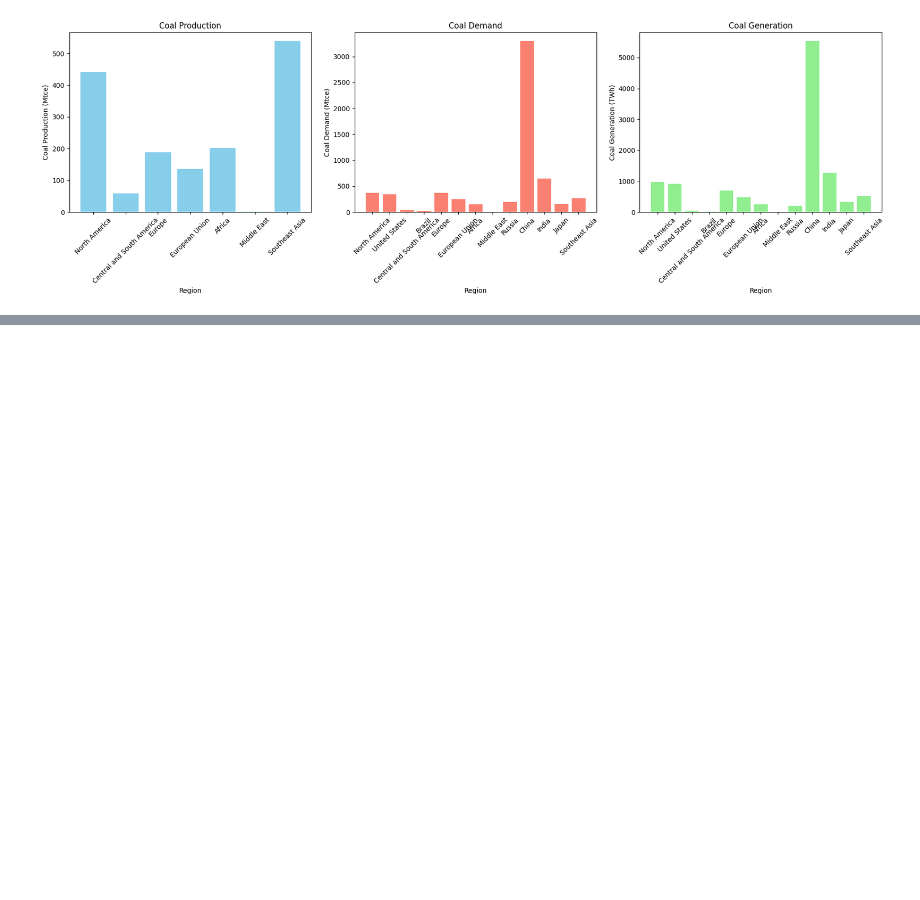
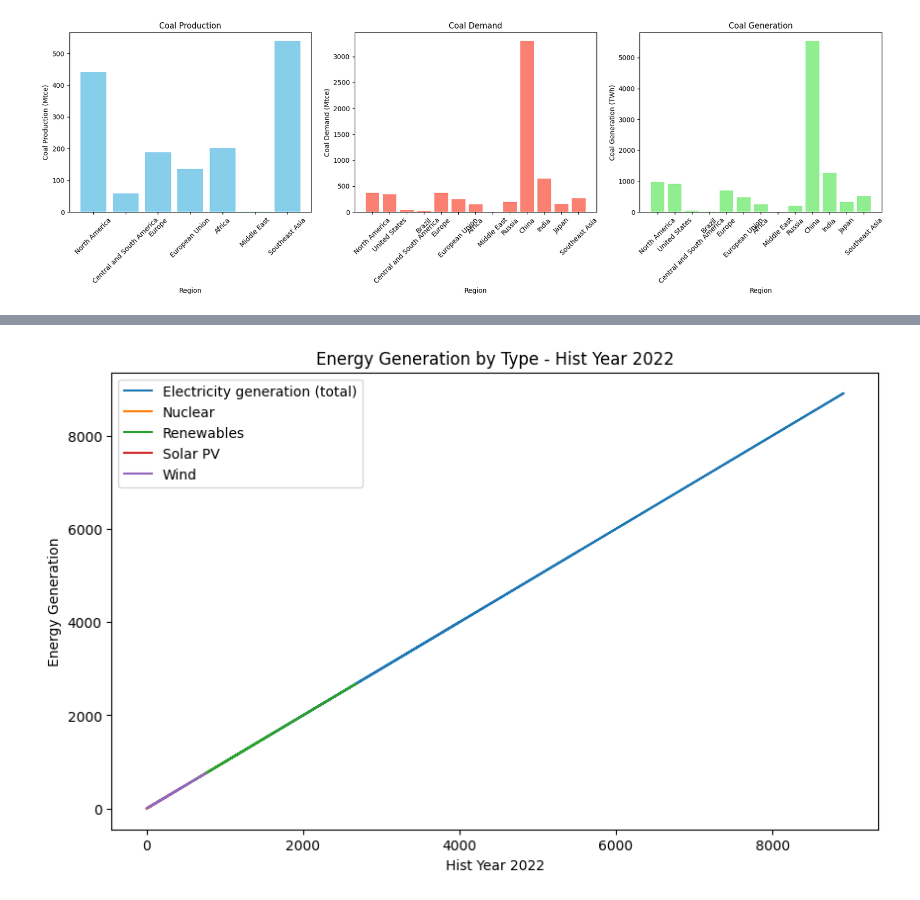
Before and after one commit to isadays/Energy, a Jupyter notebook: Energy.ipynb, the cells around one changed output, grey strips where cells are left out. Drawn from its saved outputs; the diff is of its cells as text; code cells hidden in the pictures; blank space fills up the shorter version.

```diff
--- a/Energy.ipynb
+++ b/Energy.ipynb
@@ -265,0 +397,6 @@ plt.show()
+# %%
+df1_clustered = perform_clustering(df1_cleaned)
+df2_clustered = perform_clustering(df2_cleaned)
+df3_clustered = perform_clustering(df3_cleaned)
+df4_clustered = perform_clustering(df4_cleaned)
+df5_clustered = perform_clustering(df5_cleaned)
@@ -265,0 +470,23 @@ plt.show()
+# %%
+# Create a figure
+plt.figure(figsize=(10, 6))
+
+# Plot curves for different types of energy generation
+plt.plot(electricity_generation['Hist Year 2022'], electricity_generation['Hist Year 2022'], label='Electricity generation (total)')
+plt.plot(nuclear_generation['Hist Year 2022'], nuclear_generation['Hist Year 2022'], label='Nuclear')
+plt.plot(renewables_generation['Hist Year 2022'], renewables_generation['Hist Year 2022'], label='Renewables')
+plt.plot(solar_pv_generation['Hist Year 2022'], solar_pv_generation['Hist Year 2022'], label='Solar PV')
+plt.plot(wind_generation['Hist Year 2022'], wind_generation['Hist Year 2022'], label='Wind')
+
+# Add labels and title
+plt.xlabel('Hist Year 2022')
+plt.ylabel('Energy Generation')
+plt.title('Energy Generation by Type - Hist Year 2022')
+
+# Add legend
+plt.legend()
+
+# Show the plot
+plt.show()
+# %% [output]
+[figure, added]
```
Also changed, not shown: parts of 21 cells of this notebook.
